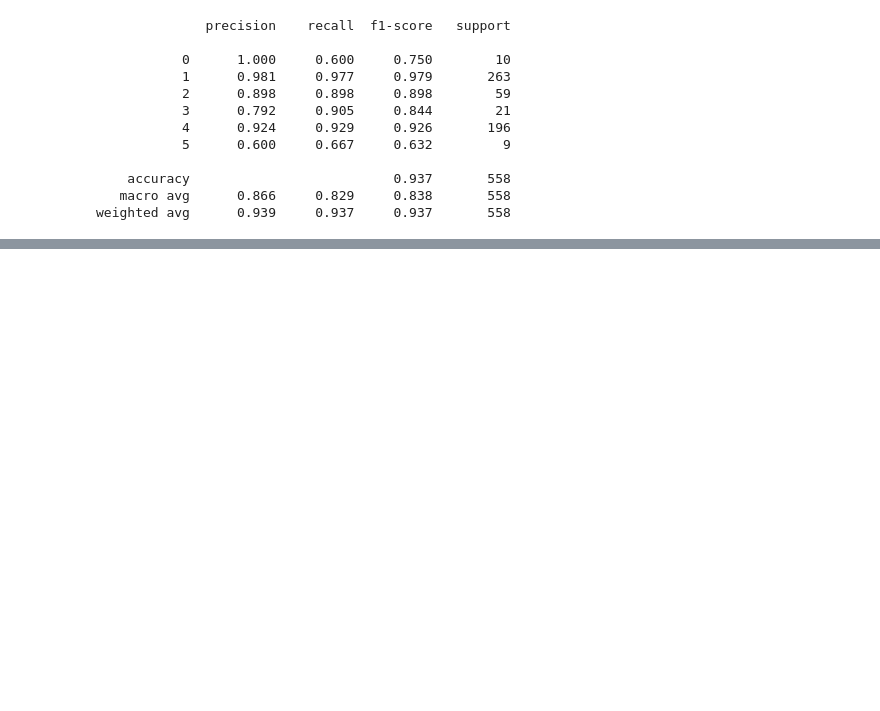
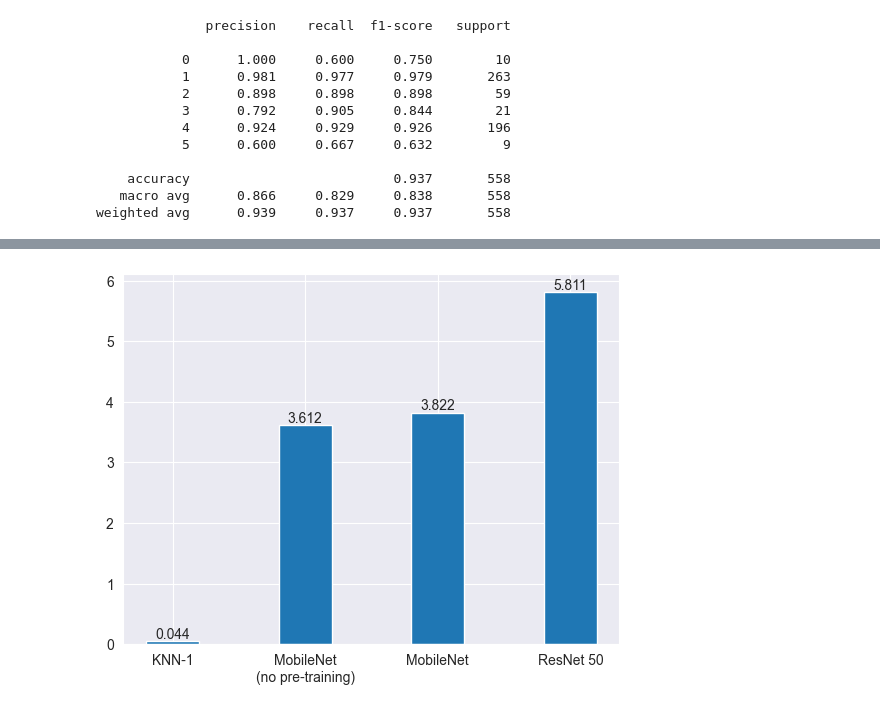
Before and after one commit to dont-text-me/PRBX-work, a Jupyter notebook: implementation/classifier.ipynb, the cells around one changed output, grey strips where cells are left out. Cells and saved outputs as stored; diff of their text form; code cells hidden in the pictures; blank space fills up the shorter version.

```diff
--- a/implementation/classifier.ipynb
+++ b/implementation/classifier.ipynb
@@ -5,10 +5,11 @@
 import torch
 import pandas as pd
 import os
+
 from torchvision.io import read_image
 from torch.utils.data import Dataset
 
-bean_annotations = pd.read_csv("data/beans.csv")
+bean_annotations = pd.read_csv("../data/beans.csv")
 bean_annotations.head()
 DEFECT_CLASSES = dict(
     [
@@ -316,0 +511,7 @@ weighted avg      0.939     0.937     0.937       558
+# %%
+model_times = [res["exec_time"] for res in model_results]
+plt.bar_label(plt.bar(axis, model_times, 0.4))
+plt.xticks(axis, model_names)
+plt.savefig("../report/figures/results/best-performers-timings.png")
+# %% [output]
+[figure, added]
```
Also changed, not shown: parts of 11 cells of this notebook, 2 other files.
